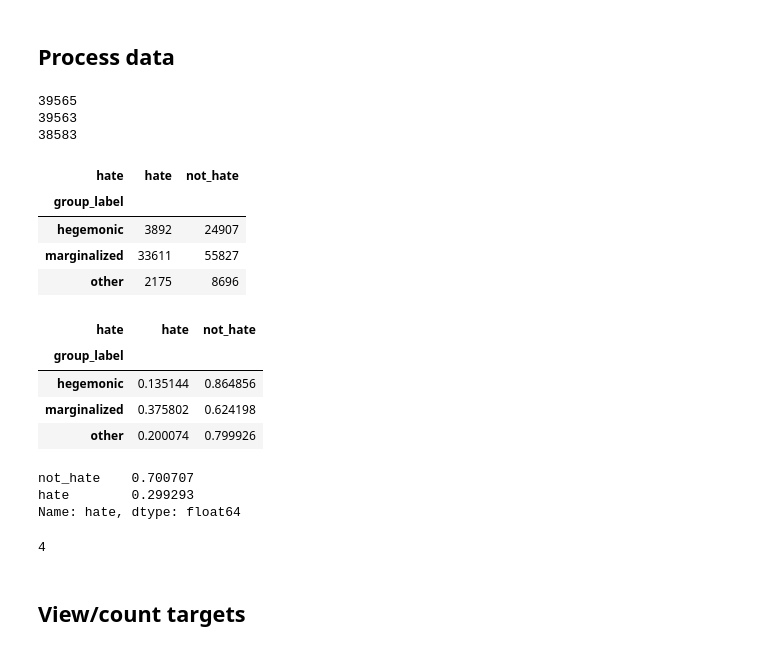
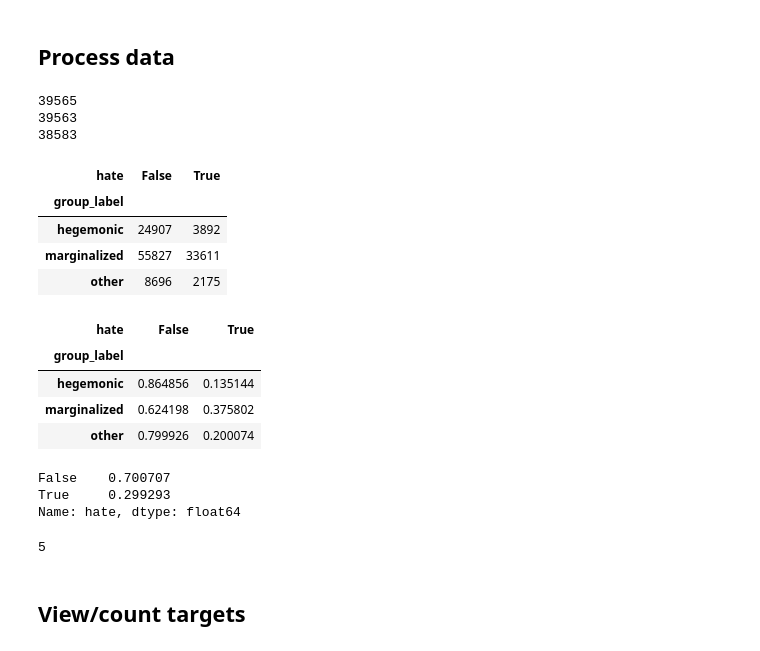
Before and after one commit to michaelmilleryoder/hate_speech_identities, a Jupyter notebook: jupyter/datasets.ipynb, the cells around one changed output. Cells and saved outputs as stored; diff of their text form; code cells hidden in the pictures.

```diff
--- a/jupyter/datasets.ipynb
+++ b/jupyter/datasets.ipynb
@@ -430,6 +430,8 @@ Name: class, dtype: int64
 ## Process data
 Filter to instances with targets. Annotate type of target. Binarize hate column
 # %%
+import numpy as np
+
 not_hate = stg1[stg1['class'] == 'not_hate']
 
 # Concatenate the non-hate in and rename columns, etc (fill in with implicit)
@@ -441,6 +443,10 @@ data['hate'] = data['class'] == 'implicit_hate'
 
 print(data['class'].value_counts())
 
+# Annotate target type
+data['group_label'] = data.target.map(lambda x: group_labels.get(x.lower(), 'other') if isinstance(x, str) else np.nan)
+print(data.group_label.value_counts())
+
 hate_datasets['elsherief2021'] = data
 # %% [output]
 19650
@@ -835,48 +845,48 @@ def assign_label(row):
 
 # Assign group label to instances
 from tqdm.notebook import tqdm
 tqdm.pandas()
 
 # targeted = comments.loc[comments[group_target_cols].any(axis=1)].copy()
 # targeted['group_label'] = targeted[group_target_cols].progress_apply(assign_label, axis=1) # Takes a while
 data['group_label'] = data[group_target_cols].progress_apply(assign_label, axis=1) # Takes a while
 
 # How many of each group label are labeled hateful
 from IPython.display import display
 
 threshold = 1
-data['hate'] = data['hate_speech_score'].map(lambda x: 'hate' if x>threshold else 'not_hate')
+data['hate'] = data['hate_speech_score'].map(lambda x: True if x>threshold else False)
 # count_cross = pd.crosstab(targeted['group_label'], targeted['hate'])
 count_cross = pd.crosstab(data['group_label'], data['hate'])
 display(count_cross)
 # percentage_cross = pd.crosstab(targeted['group_label'], targeted['hate'], normalize='index')
 percentage_cross = pd.crosstab(data['group_label'], data['hate'], normalize='index')
 display(percentage_cross)
 
 # Not sure how they would split the dataset hateful/not since estimated 25% hate
 # Maybe they didn't include that "bias" category
 print(data.hate.value_counts(normalize=True))
 
 hate_datasets['kennedy2020'] = data
 len(hate_datasets)
 # %% [output]
 39565
 39563
 38583
-| hate | hate | not_hate |
+| hate | False | True |
 | group_label |  |  |
-| hegemonic | 3892 | 24907 |
-| marginalized | 33611 | 55827 |
-| other | 2175 | 8696 |
+| hegemonic | 24907 | 3892 |
+| marginalized | 55827 | 33611 |
+| other | 8696 | 2175 |
-| hate | hate | not_hate |
+| hate | False | True |
 | group_label |  |  |
-| hegemonic | 0.135144 | 0.864856 |
-| marginalized | 0.375802 | 0.624198 |
-| other | 0.200074 | 0.799926 |
+| hegemonic | 0.864856 | 0.135144 |
+| marginalized | 0.624198 | 0.375802 |
+| other | 0.799926 | 0.200074 |
-not_hate    0.700707
-hate        0.299293
+False    0.700707
+True     0.299293
 Name: hate, dtype: float64
-4
+5
 # %% [markdown]
 ## View/count targets
 # %%
```
Also changed, not shown: parts of 2 cells of this notebook, 1 other file.
